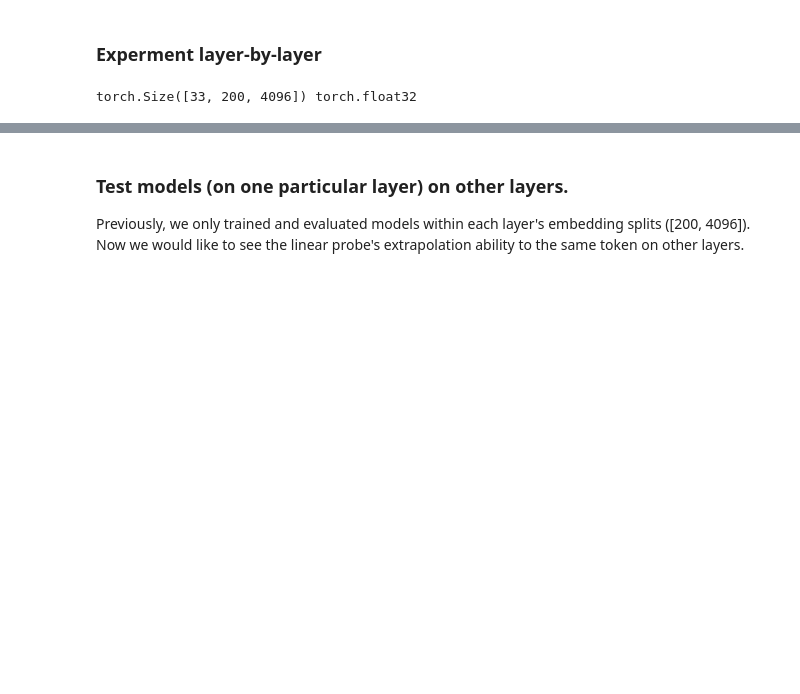
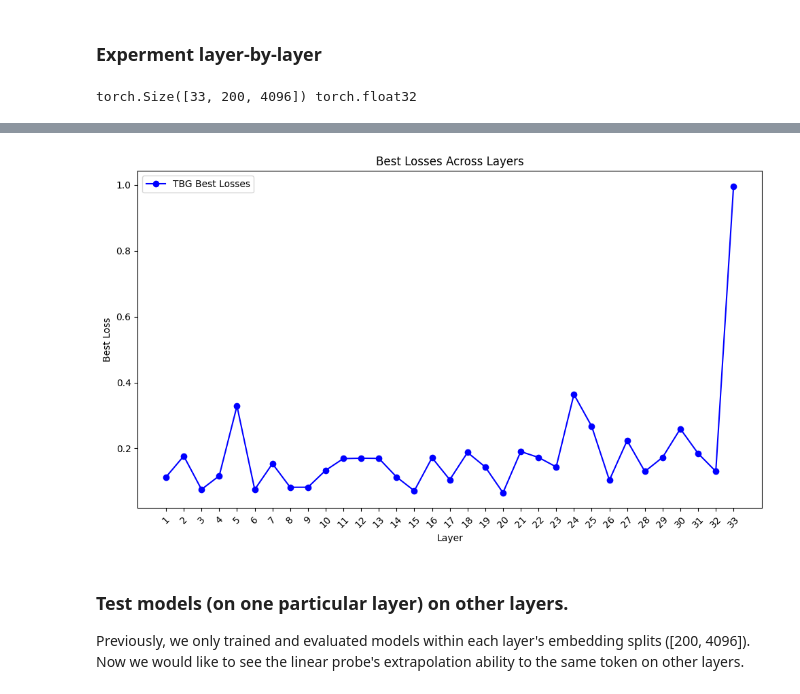
Before and after one commit to JThh/long_hallucinations, a Jupyter notebook: notebooks/2024-03-14-latent-probe-specific-tokens.ipynb, the cells around one changed output, grey strips where cells are left out. Saved outputs shown, nothing was run; the diff lists cells and outputs as text; code cells hidden in the pictures; blank space fills up the shorter version.

Commit message:
Update notebook with visualizations and erased training logs

```diff
--- a/notebooks/2024-03-14-latent-probe-specific-tokens.ipynb
+++ b/notebooks/2024-03-14-latent-probe-specific-tokens.ipynb
@@ -126,8 +130,8 @@ x.shape, x[2], x[3]
 # %% [markdown]
 ### Experment layer-by-layer
 # %%
-layered_datasets = tok_bef_gen_dataset.transpose(0, 1)
-print(layered_datasets.shape, layered_datasets.dtype)
+tok_bef_gen_layered_datasets = tok_bef_gen_dataset.transpose(0, 1)
+print(tok_bef_gen_layered_datasets.shape, layered_datasets.dtype)
 # %% [output]
 torch.Size([33, 200, 4096]) torch.float32
 # %%
@@ -156,8 +160,3 @@ for i in range(layered_datasets.shape[0]):
-# %%
-import torch.optim as optim
-
-criterion = nn.MSELoss()  # Mean Squared Error Loss for entropy regression
-optimizer = optim.Adam(model.parameters(), lr=0.001)
 # %%
 # Function to train and evaluate the model (and save the best model for later use)
 import copy
@@ -211,11 +211,11 @@ dropout = 0.5  # Dropout rate
 
 epochs = 50
 
-best_models = []
-best_losses = []
-for i, (train_loader, test_loader) in enumerate(zip(train_dataloaders, test_dataloaders)):
+tbg_best_models = []
+tbg_best_losses = []
+for i, (train_loader, test_loader) in enumerate(zip(tbg_train_dataloaders, tbg_test_dataloaders)):
     model = MLP(in_dim, hid_dims, out_dim, dropout)
     print(f"Training on Dataset {i+1}/{len(train_dataloaders)}")
     best_model, best_loss = train_and_evaluate(model, train_loader, test_loader, epochs)
-    best_models.append(best_model)
-    best_losses.append(best_loss)
+    tbg_best_models.append(best_model)
+    tbg_best_losses.append(best_loss)
@@ -240,3 +222,30 @@ Epoch 50/50, Training Loss: 1.4621, Evaluation Loss: 6.7793
+# %%
+# Plot the best test losses across layers.
+# Number of layers
+num_layers = len(slt_best_losses)  # Assuming the same number of layers for both
+
+layers = np.arange(1, num_layers + 1)
+
+# Plotting
+plt.figure(figsize=(10, 6))
+plt.plot(layers, tbg_best_losses, label='TBG Best Losses', marker='o', linestyle='-', color='blue')
+
+# Adding labels and title
+plt.xlabel('Layer')
+plt.ylabel('Best Loss')
+plt.title('Best Losses Across Layers')
+
+# Adding legend
+plt.legend()
+
+# Tilting x-axis labels for clarity
+plt.xticks(layers, rotation=45)
+
+# Show plot
+plt.tight_layout()
+plt.show()
+# %% [output]
+[figure, added]
 # %% [markdown]
 ### Test models (on one particular layer) on other layers.
 
```
Also changed, not shown: parts of 17 cells of this notebook.
